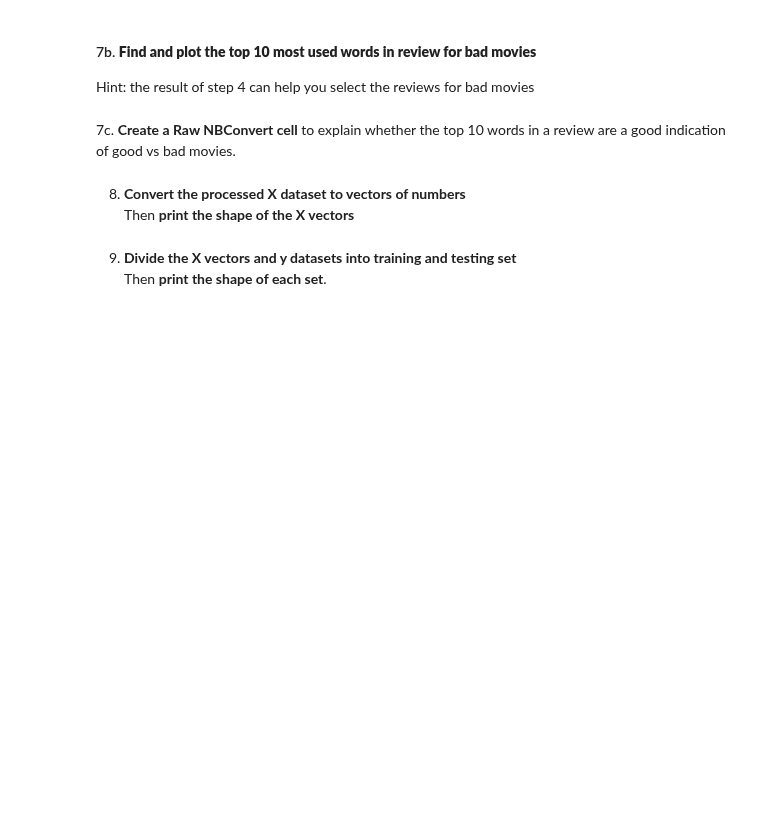
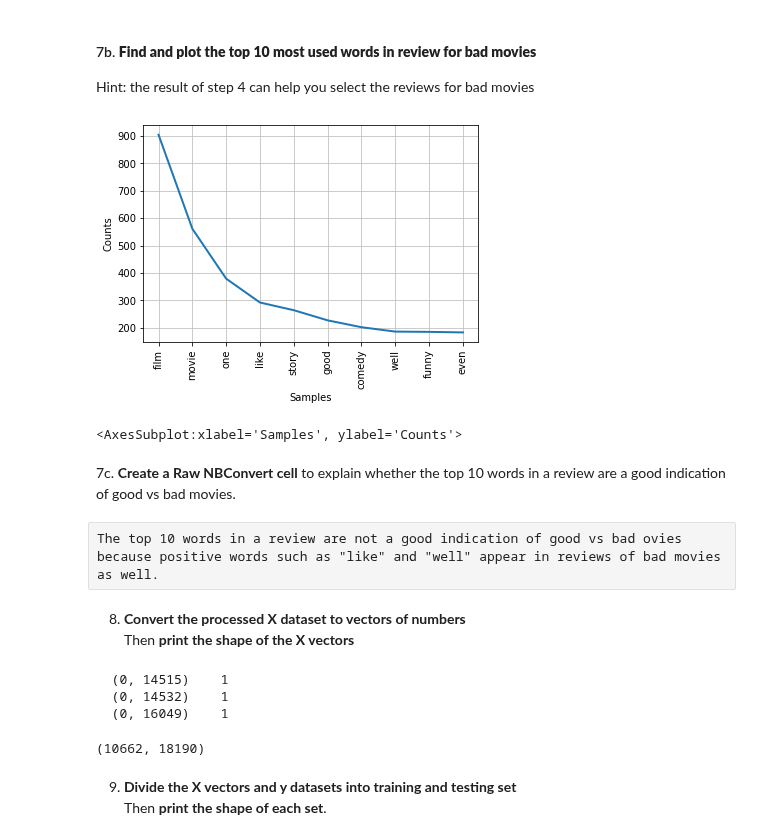
Before and after one commit to Pratyush-Shanbhag/Introduction_To_Data_Science, a Jupyter notebook: Lab_4/lab4.ipynb, the cells around one changed output. Saved outputs shown, nothing was run; the diff lists cells and outputs as text; code cells hidden in the pictures; blank space fills up the shorter version.

```diff
--- a/Lab_4/lab4.ipynb
+++ b/Lab_4/lab4.ipynb
@@ -52,11 +136,33 @@ Hint: the result of step 4 can help you select the reviews for good movies
 # %% [markdown]
 #### 7b. __Find and plot the top 10 most used words in review for bad movies__<br>
 Hint: the result of step 4 can help you select the reviews for bad movies
+# %%
+only_words = tokenizer.tokenize(' '.join(X.tail(5331)))
+bfreqD = nltk.FreqDist(only_words)
+bfreqD.plot(10)
+# %% [output]
+[figure, added]
+<AxesSubplot:xlabel='Samples', ylabel='Counts'>
 # %% [markdown]
 7c. __Create a Raw NBConvert cell__ to explain whether the top 10 words in a review are a good indication of good vs bad movies.
+# %% [raw]
+The top 10 words in a review are not a good indication of good vs bad ovies because positive words such as "like" and "well" appear in reviews of bad movies as well.
 # %% [markdown]
 8. __Convert the processed X dataset to vectors of numbers__<br>
 Then __print the shape of the X vectors__
+# %%
+from sklearn.feature_extraction.text import CountVectorizer
+
+vect = CountVectorizer()
+vect.fit(X)
+X_vectors = vect.transform(X)
+print(X_vectors[0])
+X_vectors.shape
+# %% [output]
+  (0, 14515)    1
+  (0, 14532)    1
+  (0, 16049)    1
+(10662, 18190)
 # %% [markdown]
 9. __Divide the X vectors and y datasets into training and testing set__<br>
 Then __print the shape of each set__.
```
Also changed, not shown: parts of 13 cells of this notebook.
